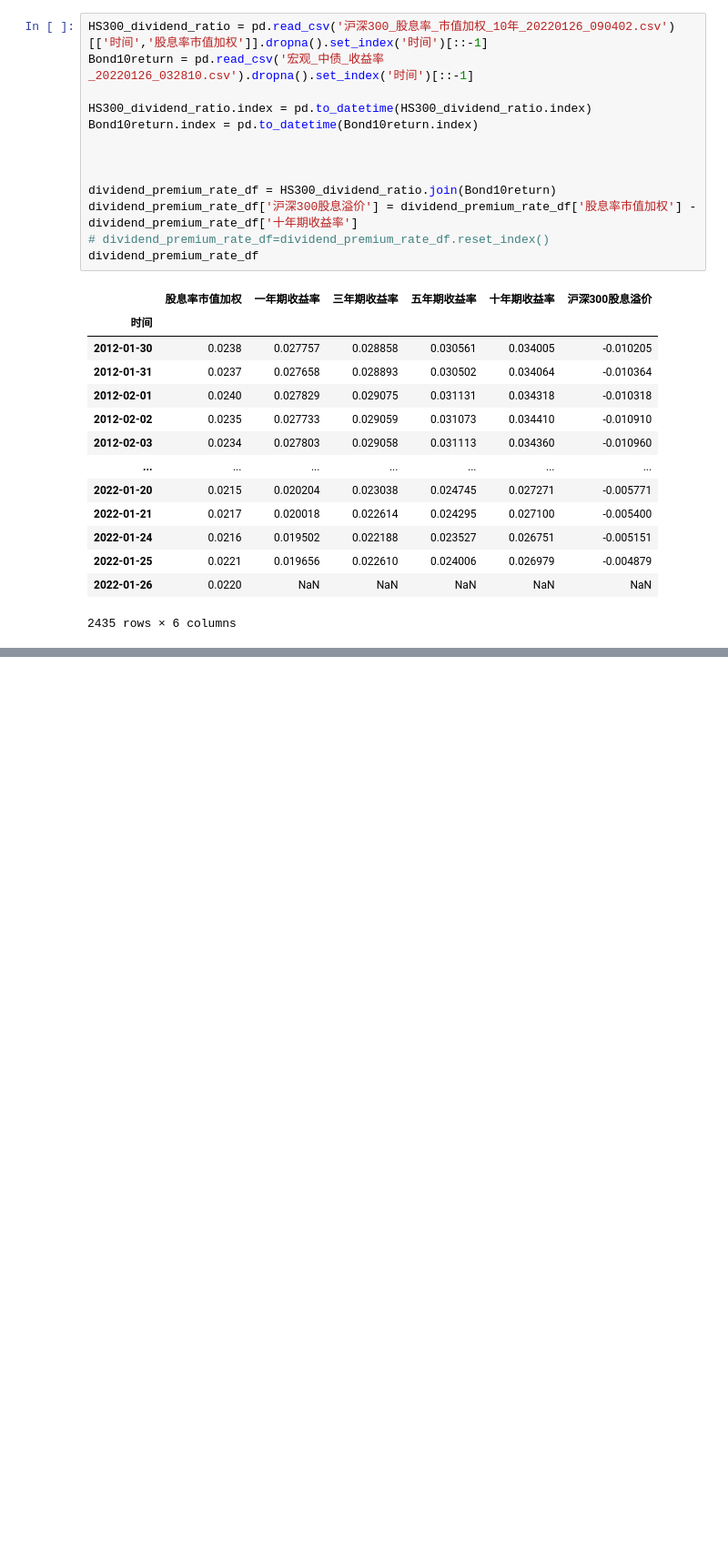
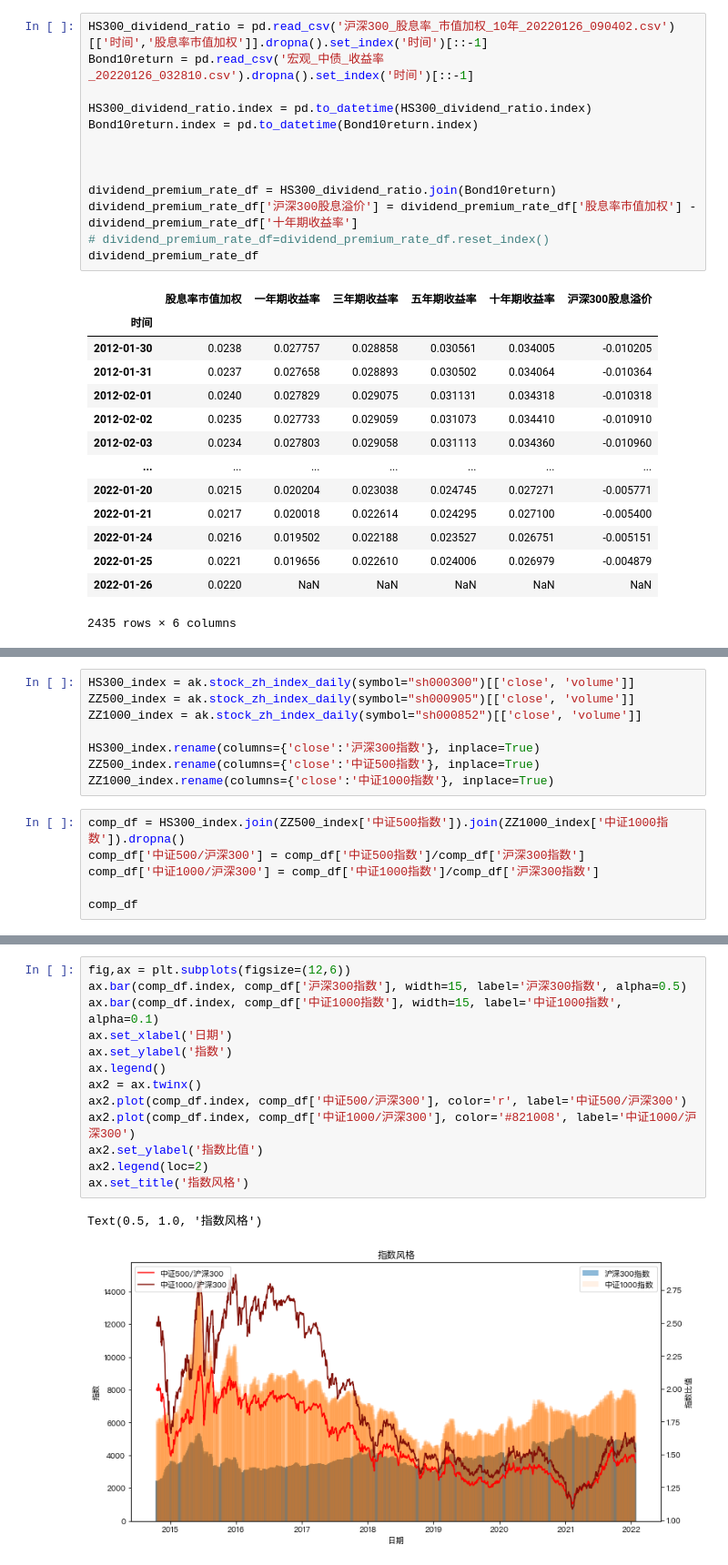
Before and after one commit to Seaaann/MyQuantReserch, a Jupyter notebook: Funds/Marco Research/MacroResearch.ipynb, the cells around one changed output, grey strips where cells are left out. Shown at 91% size. Drawn from its saved outputs; the diff is of its cells as text; blank space fills up the shorter version.

```diff
--- a/Funds/Marco Research/MacroResearch.ipynb
+++ b/Funds/Marco Research/MacroResearch.ipynb
@@ -65,0 +54,14 @@ Index(['2012-01-30', '2012-01-31', '2012-02-01', '2012-02-02', '2012-02-03',
+# %%
+HS300_index = ak.stock_zh_index_daily(symbol="sh000300")[['close', 'volume']]
+ZZ500_index = ak.stock_zh_index_daily(symbol="sh000905")[['close', 'volume']]
+ZZ1000_index = ak.stock_zh_index_daily(symbol="sh000852")[['close', 'volume']]
+
+HS300_index.rename(columns={'close':'沪深300指数'}, inplace=True)
+ZZ500_index.rename(columns={'close':'中证500指数'}, inplace=True)
+ZZ1000_index.rename(columns={'close':'中证1000指数'}, inplace=True)
+# %%
+comp_df = HS300_index.join(ZZ500_index['中证500指数']).join(ZZ1000_index['中证1000指数']).dropna()
+comp_df['中证500/沪深300'] = comp_df['中证500指数']/comp_df['沪深300指数']
+comp_df['中证1000/沪深300'] = comp_df['中证1000指数']/comp_df['沪深300指数']
+
+comp_df
@@ -65,0 +83,16 @@ Index(['2012-01-30', '2012-01-31', '2012-02-01', '2012-02-02', '2012-02-03',
+# %%
+fig,ax = plt.subplots(figsize=(12,6))
+ax.bar(comp_df.index, comp_df['沪深300指数'], width=15, label='沪深300指数', alpha=0.5)
+ax.bar(comp_df.index, comp_df['中证1000指数'], width=15, label='中证1000指数', alpha=0.1)
+ax.set_xlabel('日期')
+ax.set_ylabel('指数')
+ax.legend()
+ax2 = ax.twinx()
+ax2.plot(comp_df.index, comp_df['中证500/沪深300'], color='r', label='中证500/沪深300')
+ax2.plot(comp_df.index, comp_df['中证1000/沪深300'], color='#821008', label='中证1000/沪深300')
+ax2.set_ylabel('指数比值')
+ax2.legend(loc=2)
+ax.set_title('指数风格')
+# %% [output]
+Text(0.5, 1.0, '指数风格')
+[figure, added]
```
Also changed, not shown: parts of 8 cells of this notebook, 1 other file.
